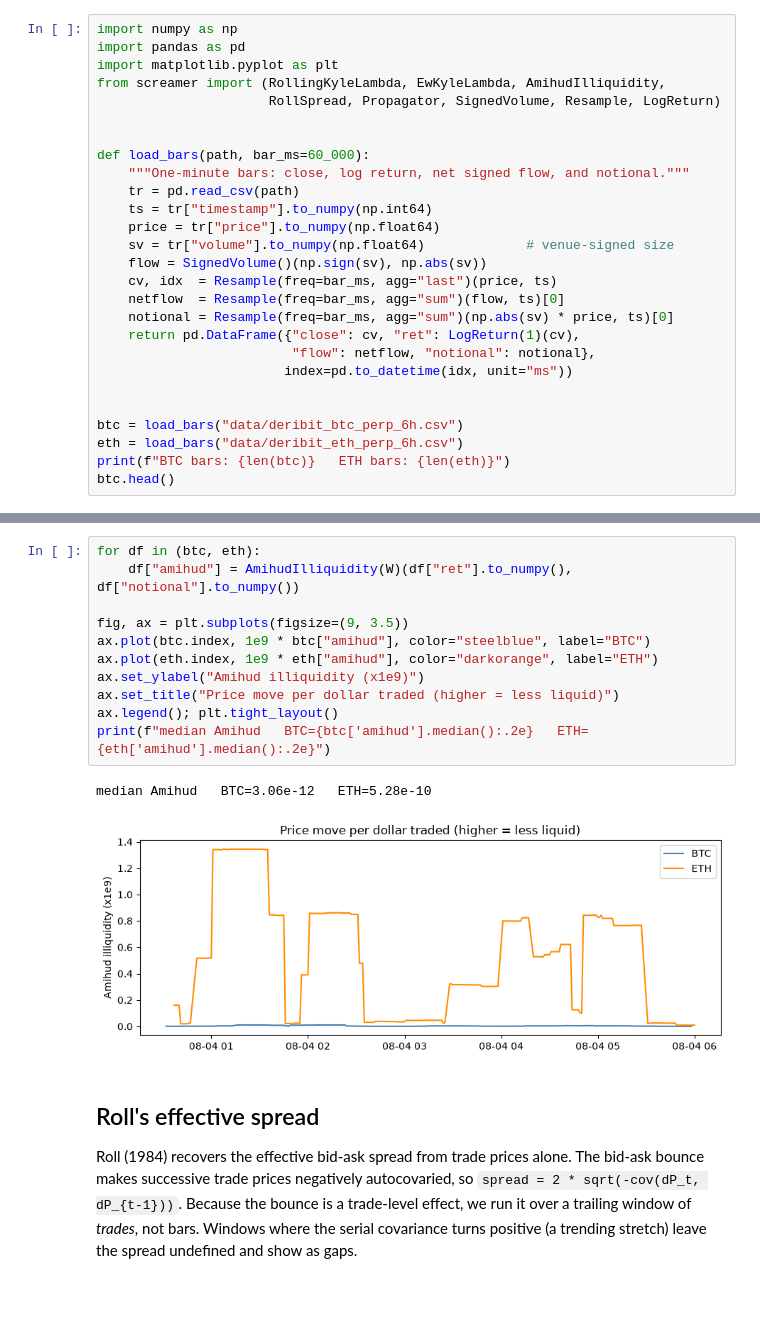
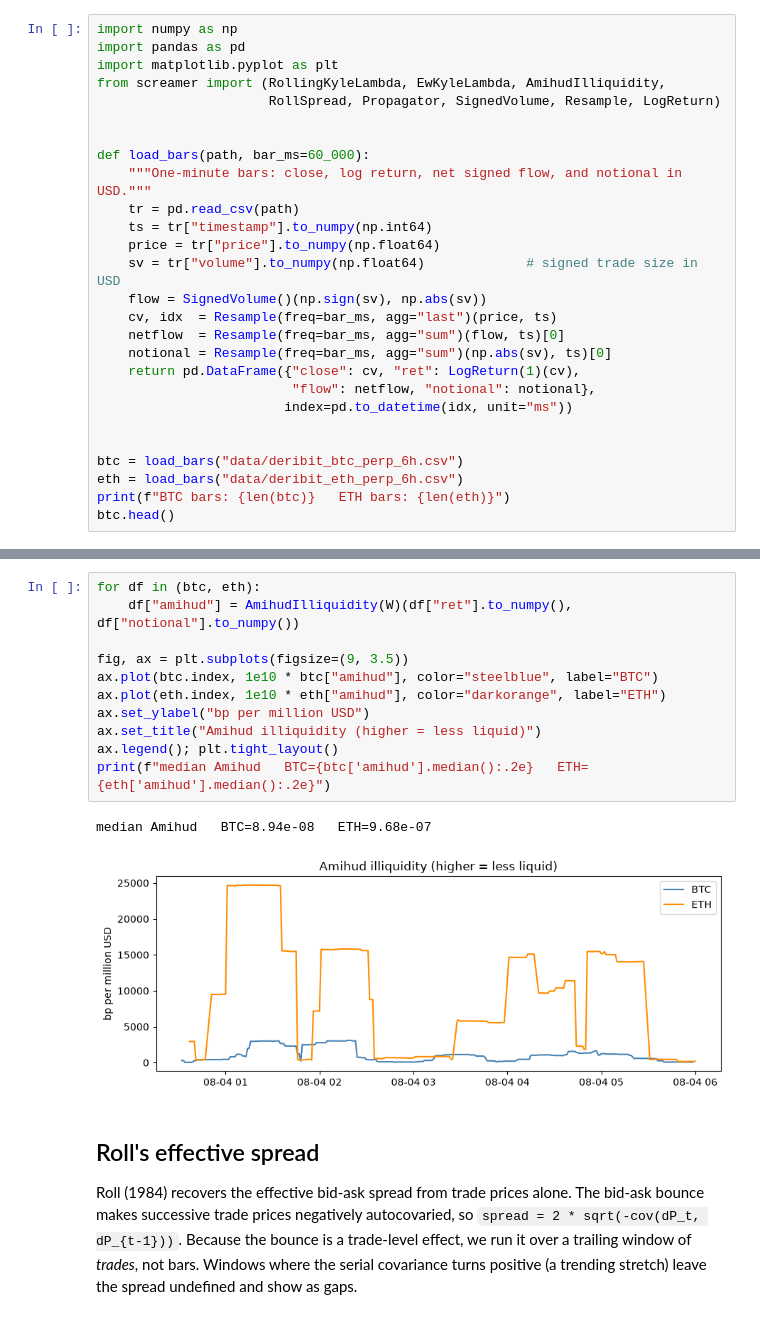
Before and after one commit to screamer-labs/screamer, a Jupyter notebook: docs/notebooks/12-microstructure-price-impact.ipynb, the cells around one changed output, grey strips where cells are left out. Cells and saved outputs as stored; diff of their text form.

```diff
--- a/docs/notebooks/12-microstructure-price-impact.ipynb
+++ b/docs/notebooks/12-microstructure-price-impact.ipynb
@@ -14,15 +16,15 @@ from screamer import (RollingKyleLambda, EwKyleLambda, AmihudIlliquidity,
 
 
 def load_bars(path, bar_ms=60_000):
-    """One-minute bars: close, log return, net signed flow, and notional."""
+    """One-minute bars: close, log return, net signed flow, and notional in USD."""
     tr = pd.read_csv(path)
     ts = tr["timestamp"].to_numpy(np.int64)
     price = tr["price"].to_numpy(np.float64)
-    sv = tr["volume"].to_numpy(np.float64)             # venue-signed size
+    sv = tr["volume"].to_numpy(np.float64)             # signed trade size in USD
     flow = SignedVolume()(np.sign(sv), np.abs(sv))
     cv, idx  = Resample(freq=bar_ms, agg="last")(price, ts)
     netflow  = Resample(freq=bar_ms, agg="sum")(flow, ts)[0]
-    notional = Resample(freq=bar_ms, agg="sum")(np.abs(sv) * price, ts)[0]
+    notional = Resample(freq=bar_ms, agg="sum")(np.abs(sv), ts)[0]
     return pd.DataFrame({"close": cv, "ret": LogReturn(1)(cv),
                          "flow": netflow, "notional": notional},
                         index=pd.to_datetime(idx, unit="ms"))
@@ -75,17 +79,17 @@ across assets. `AmihudIlliquidity` keeps a rolling mean of that ratio.
 # %%
 for df in (btc, eth):
     df["amihud"] = AmihudIlliquidity(W)(df["ret"].to_numpy(), df["notional"].to_numpy())
 
 fig, ax = plt.subplots(figsize=(9, 3.5))
-ax.plot(btc.index, 1e9 * btc["amihud"], color="steelblue", label="BTC")
-ax.plot(eth.index, 1e9 * eth["amihud"], color="darkorange", label="ETH")
-ax.set_ylabel("Amihud illiquidity (x1e9)")
-ax.set_title("Price move per dollar traded (higher = less liquid)")
+ax.plot(btc.index, 1e10 * btc["amihud"], color="steelblue", label="BTC")
+ax.plot(eth.index, 1e10 * eth["amihud"], color="darkorange", label="ETH")
+ax.set_ylabel("bp per million USD")
+ax.set_title("Amihud illiquidity (higher = less liquid)")
 ax.legend(); plt.tight_layout()
 print(f"median Amihud   BTC={btc['amihud'].median():.2e}   ETH={eth['amihud'].median():.2e}")
 # %% [output]
-median Amihud   BTC=3.06e-12   ETH=5.28e-10
+median Amihud   BTC=8.94e-08   ETH=9.68e-07
-[figure, old version]
+[figure, new version]
 # %% [markdown]
 ## Roll's effective spread
 
```
Also changed, not shown: parts of 5 cells of this notebook, 59 other files.
